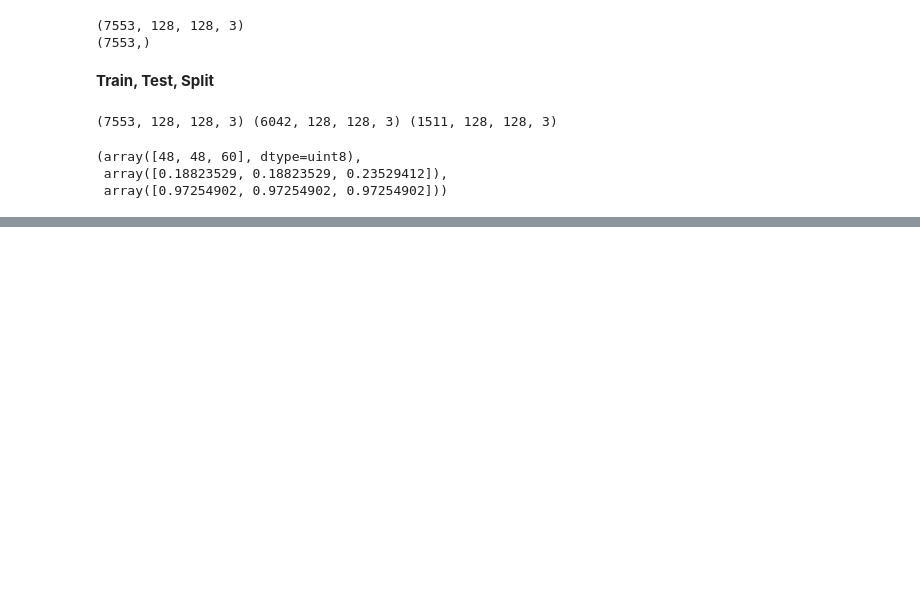
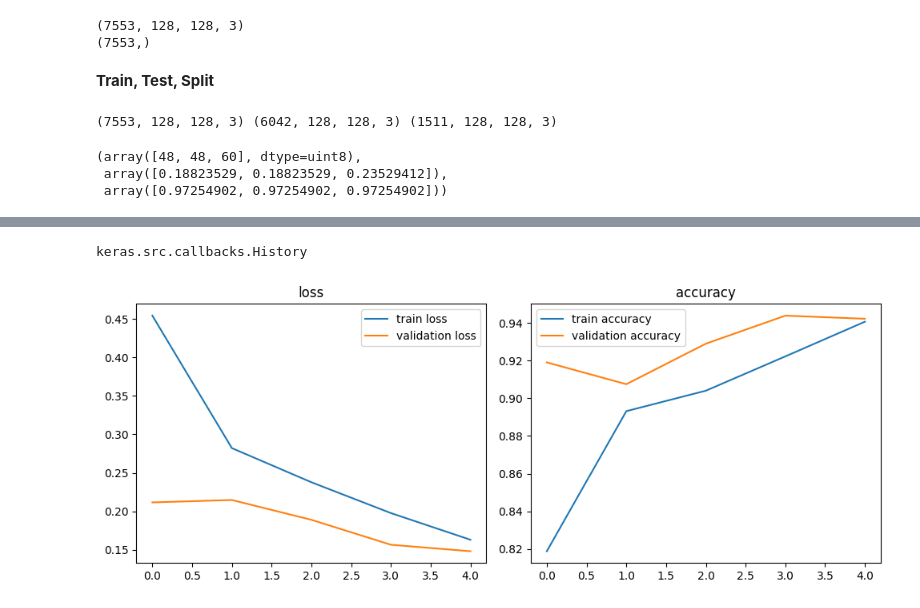
Before and after one commit to rafeysyed/face-mask-detection, a Jupyter notebook: facemaskdetection.ipynb, the cells around one changed output, grey strips where cells are left out. Saved outputs shown, nothing was run; the diff lists cells and outputs as text; code cells hidden in the pictures; blank space fills up the shorter version.

```diff
--- a/facemaskdetection.ipynb
+++ b/facemaskdetection.ipynb
@@ -143,0 +153,26 @@ X_train[0][0][0], X_train_scaled[0][0][0], X_test_scaled[0][0][0]
+# %%
+model = keras.Sequential()
+
+model.add(keras.layers.Conv2D(32, kernel_size = (3, 3), activation = 'relu', input_shape = (128, 128, 3)))
+model.add(keras.layers.MaxPooling2D(pool_size = (2, 2)))
+
+model.add(keras.layers.Conv2D(64, kernel_size = (3, 3), activation = 'relu'))
+model.add(keras.layers.MaxPooling2D(pool_size = (2, 2)))
+
+model.add(keras.layers.Flatten())
+
+model.add(keras.layers.Dense(128, activation = 'relu'))
+model.add(keras.layers.Dropout(0.5))
+
+model.add(keras.layers.Dense(64, activation = 'relu'))
+model.add(keras.layers.Dropout(0.5))
+
+model.add(keras.layers.Dense(2, activation = 'sigmoid'))
+# %%
+#compiling
+model.compile(optimizer = 'adam',
+             loss = 'sparse_categorical_crossentropy',
+             metrics=['acc'])
+# %%
+#training
+history = model.fit(X_train_scaled, Y_train, validation_split = 0.1, epochs = 5)
@@ -143,0 +198,23 @@ X_train[0][0][0], X_train_scaled[0][0][0], X_test_scaled[0][0][0]
+# %%
+type(history)
+# %% [output]
+keras.src.callbacks.History
+# %%
+#plotting the loss and accuracy
+h = history
+fig, axs = plt.subplots(1, 2, figsize=(10, 4))
+
+axs[0].plot(h.history['loss'], label = 'train loss')
+axs[0].plot(h.history['val_loss'], label = 'validation loss')
+axs[0].legend()
+axs[0].set_title('loss')
+
+axs[1].plot(h.history['acc'], label = 'train accuracy')
+axs[1].plot(h.history['val_acc'], label = 'validation accuracy')
+axs[1].legend()
+axs[1].set_title('accuracy')
+
+plt.tight_layout()
+plt.show()
+# %% [output]
+[figure, added]
```
Also changed, not shown: parts of 5 cells of this notebook.
